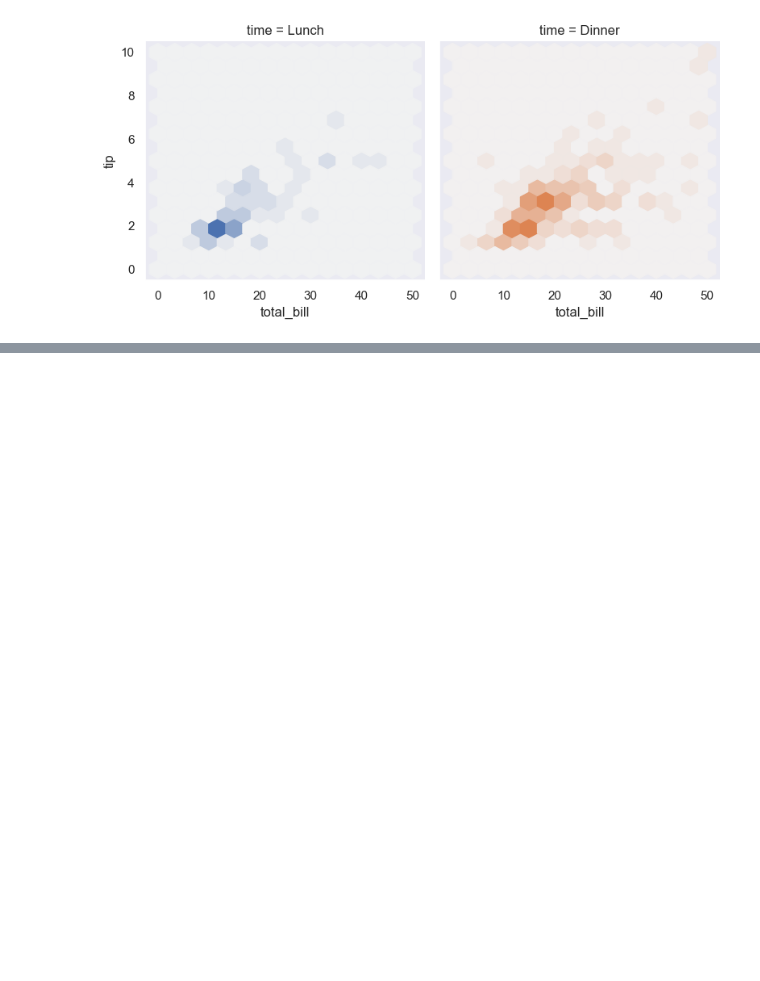
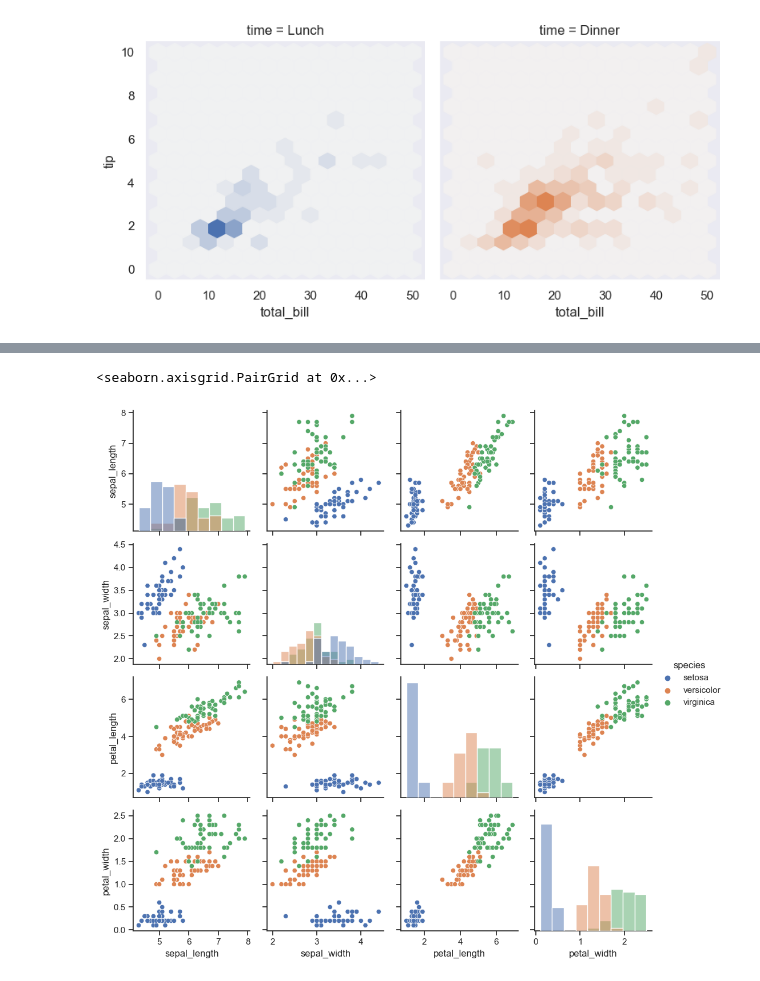
Before and after one commit to jhwn533/Pallet-Town, a Jupyter notebook: Seaborn_Tutorial/Building structured multi-plot grids.ipynb, the cells around one changed output, grey strips where cells are left out. Saved outputs shown, nothing was run; the diff lists cells and outputs as text; code cells hidden in the pictures; blank space fills up the shorter version.

```diff
--- a/Seaborn_Tutorial/Building structured multi-plot grids.ipynb
+++ b/Seaborn_Tutorial/Building structured multi-plot grids.ipynb
@@ -191,0 +220,11 @@ g.map(hexbin, "total_bill", "tip", extent=[0, 50, 0, 10]);
+# %%
+# 일반적인 사용법 : 관측값에 별도의 범주형 변수로 색상 지정
+# 아이리스 데이터 집합에 있는 세 가지 다른 종류의 꽃에 대한 네 가지 측정값이 서로 어떻게 다른지 확인
+
+g = sns.PairGrid(iris, hue="species")
+g.map_diag(sns.histplot)
+g.map_offdiag(sns.scatterplot)
+g.add_legend()
+# %% [output]
+<seaborn.axisgrid.PairGrid at 0x...>
+[figure, added]
```
Also changed, not shown: parts of 10 cells of this notebook.
